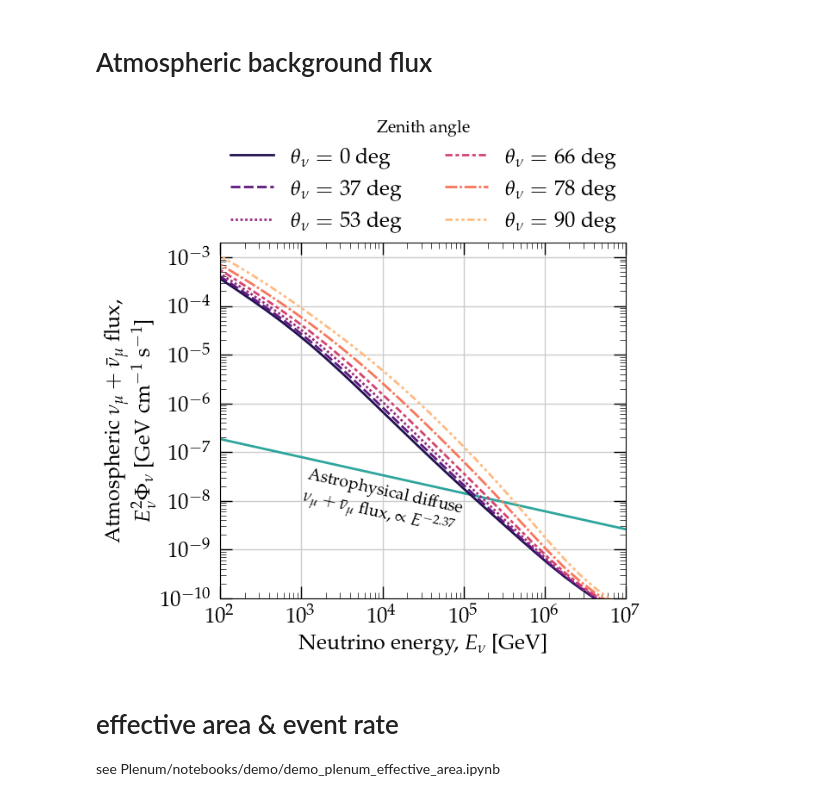
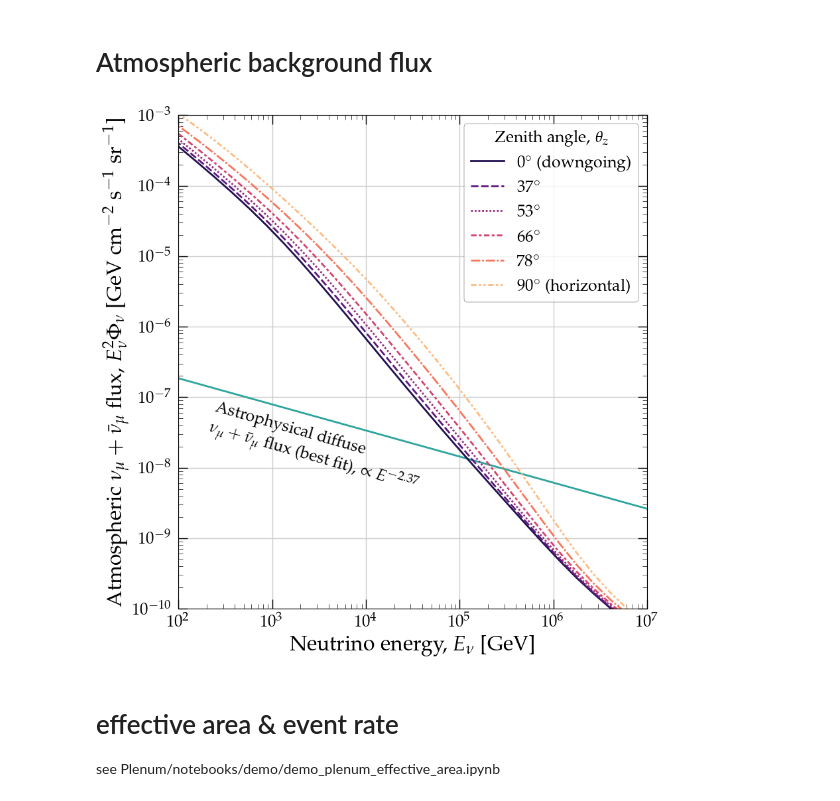
Before and after one commit to PLEnuM-group/Plenum, a Jupyter notebook: notebooks/misc/plotting_standalone.ipynb, the cells around one changed output. Saved outputs shown, nothing was run; the diff lists cells and outputs as text; code cells hidden in the pictures.

Commit message:
Updated plot of atmospheric neutrino flux

```diff
--- a/notebooks/misc/plotting_standalone.ipynb
+++ b/notebooks/misc/plotting_standalone.ipynb
@@ -193,7 +191,14 @@ with open(join(st.BASEPATH, "resources/MCEq_daemonflux.pckl"), "rb") as f:
 column_names = []
 slicer = 4
 for z in zen[:24:slicer]:
-    column_names.append(rf"$\theta_\nu = {z:1.0f}$ deg")
+    if (z == 0.0):
+        label = rf"${z:1.0f}^\circ$ (downgoing)"
+    elif (z == 90.0):
+        label = rf"${z:1.0f}^\circ$ (horizontal)"
+    else:
+        label = rf"${z:1.0f}^\circ$"
+    column_names.append(label)
+    # column_names.append(rf"${z:1.0f}^\circ$")
 
 energy_scaler = 2
 scaled_bckg_flux = bckg_flux.T * (e_grid**energy_scaler)
@@ -201,51 +206,65 @@ df = pd.DataFrame(scaled_bckg_flux.T[:, :24:slicer], columns=column_names)
 df["E"] = e_grid
 df.set_index("E", inplace=True)
 
 
-f, ax = plt.subplots(figsize=(6, 5))
+f, ax = plt.subplots(figsize=(9, 9))
 ax = sns.lineplot(data=df, palette="magma")
 plt.loglog()
 ax.set_xlim(1e2, 1e7)
 if energy_scaler == 3:
     ax.set_ylim(1e-4, 0.2)
 else:
-    ax.set_ylim(1e-10, 2e-3)
-ax.set_xlabel(r"Neutrino energy, $E_{\nu}$ [GeV]")
+    ax.set_ylim(1e-10, 1e-3)
+ax.set_xlabel(r"Neutrino energy, $E_{\nu}$ [GeV]", fontsize=23)
+# ax.set_ylabel(
+#     r"Atmospheric $\nu_\mu+\bar{\nu}_\mu$ flux, "
+#     + "\n"
+#     + rf"$E_\nu^{{{energy_scaler}}}"
+#     + r" \Phi_\nu$ "
+#     + r"[GeV~cm$^{-1}$~s$^{-1}$]"
+# )
 ax.set_ylabel(
-    r"Atmospheric $\nu_\mu+\bar{\nu}_\mu$ flux, "
-    + "\n"
-    + rf"$E_\nu^{{{energy_scaler}}}"
-    + r" \Phi_\nu$ "
-    + r"[GeV~cm$^{-1}$~s$^{-1}$]"
+    r"Atmospheric $\nu_\mu+\bar{\nu}_\mu$ flux, "+rf"$E_\nu^{{{energy_scaler}}}"+r"\Phi_\nu$ [GeV~cm$^{-2}$~s$^{-1}$~sr$^{-1}$]",
+    fontsize=23
 )
 ax.plot(
     e_grid,
     st.PHI_ASTRO * ((e_grid / 1e5) ** -st.GAMMA_ASTRO) * e_grid**energy_scaler,
     color=st.colors[1], zorder=1
 ) # spectrum from  R. Abbasi et al 2022 ApJ 928 50
 ax.text(
     s="Astrophysical diffuse"
     + "\n"
-    + r" $\nu_\mu+\bar{\nu}_\mu$ flux, "+rf"$\propto E^{{{-st.GAMMA_ASTRO}}}$",
-    x=1e3,
-    y=0.9e-8,
-    rotation=-12.5,
+    + r" $\nu_\mu+\bar{\nu}_\mu$ flux  (best fit), "+rf"$\propto E^{{{-st.GAMMA_ASTRO}}}$",
+    x=2e2,
+    y=1.9e-8,
+    rotation=-16,
     va="center",
+    fontsize=18
 )
 
+# ax.legend(
+#     loc="upper center",
+#     bbox_to_anchor=(0.5, 1.4),
+#     ncol=2,
+#     frameon=False,
+#     title="Zenith angle"
+# )
 ax.legend(
-    loc="upper center",
-    bbox_to_anchor=(0.5, 1.4),
-    ncol=2,
-    frameon=False,
-    title="Zenith angle"
+    loc="upper right",
+    # bbox_to_anchor=(0.5, 1.4),
+    ncol=1,
+    frameon=True,
+    title=r"Zenith angle, $\theta_z$",
+    title_fontsize=18,
+    edgecolor='k'
 )
 f.savefig(
     join(st.BASEPATH, plot_path, "atmospheric_neutrino_spectrum.pdf"),
     bbox_inches="tight",
 )
 # %% [output]
-[figure, old version]
+[figure, new version]
 # %% [markdown]
 #  effective area & event rate
 see Plenum/notebooks/demo/demo_plenum_effective_area.ipynb
```
Also changed, not shown: parts of 2 cells of this notebook.
